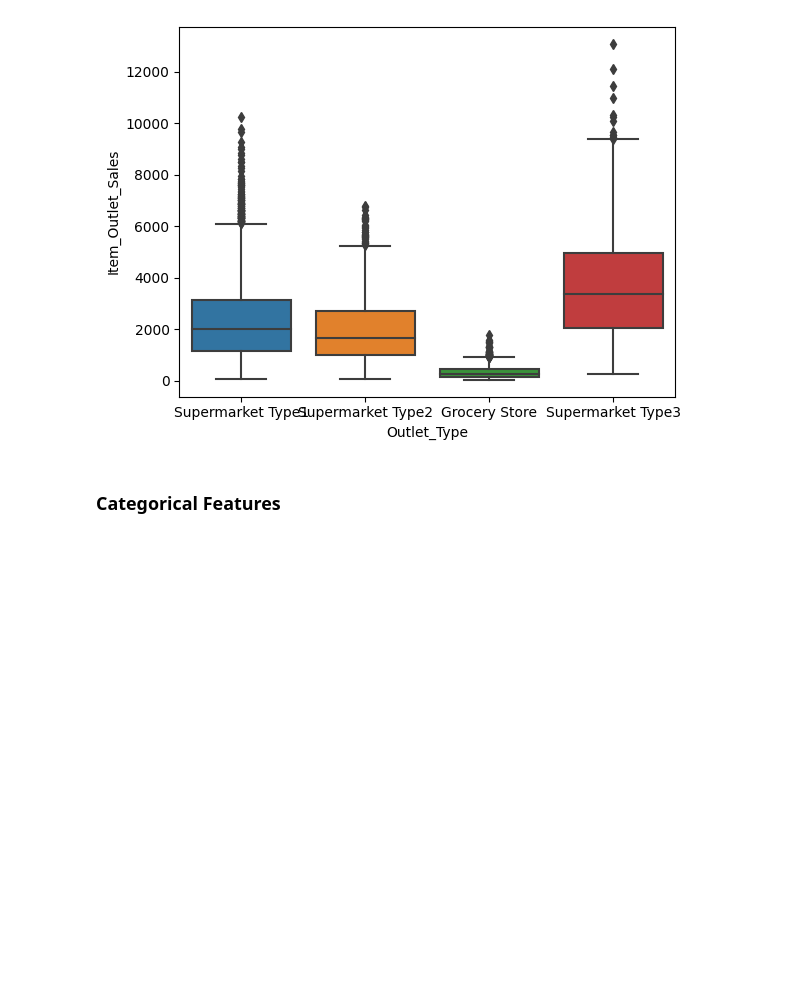
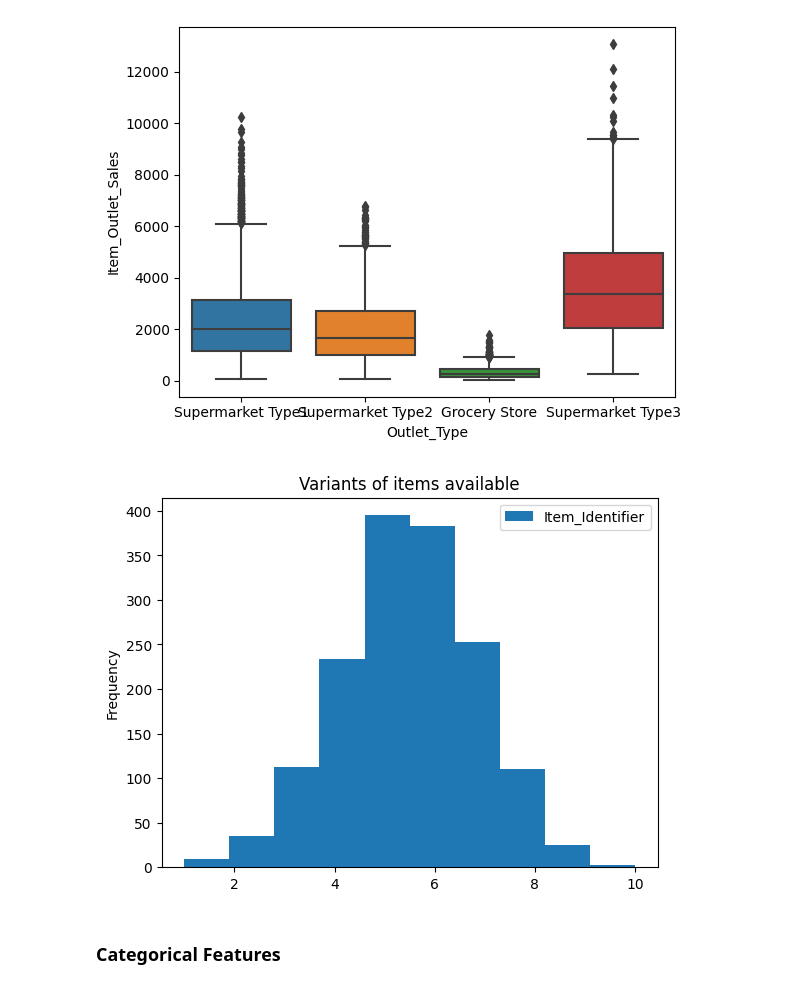
Before and after one commit to rkukreja24/BigMart-Sales-Prediction, a Jupyter notebook: notebooks/EDA.ipynb, the cells around one changed output. Cells and saved outputs as stored; diff of their text form; code cells hidden in the pictures; blank space fills up the shorter version.

```diff
--- a/notebooks/EDA.ipynb
+++ b/notebooks/EDA.ipynb
@@ -84,6 +89,15 @@ sns.boxplot(data=train, x='Outlet_Type', y='Item_Outlet_Sales')
 [figure]
 <Axes: xlabel='Outlet_Type', ylabel='Item_Outlet_Sales'>
 [figure]
+# %%
+# We will analyze only the training set
+train['Item_Identifier'].value_counts(normalize = True)
+train['Item_Identifier'].value_counts().plot.hist()
+plt.title('Variants of items available')
+plt.legend()
+plt.show()
+# %% [output]
+[figure, added]
 # %% [markdown]
 ### Categorical Features
 # %%
```
Also changed, not shown: parts of 53 cells of this notebook, 5 other files.
